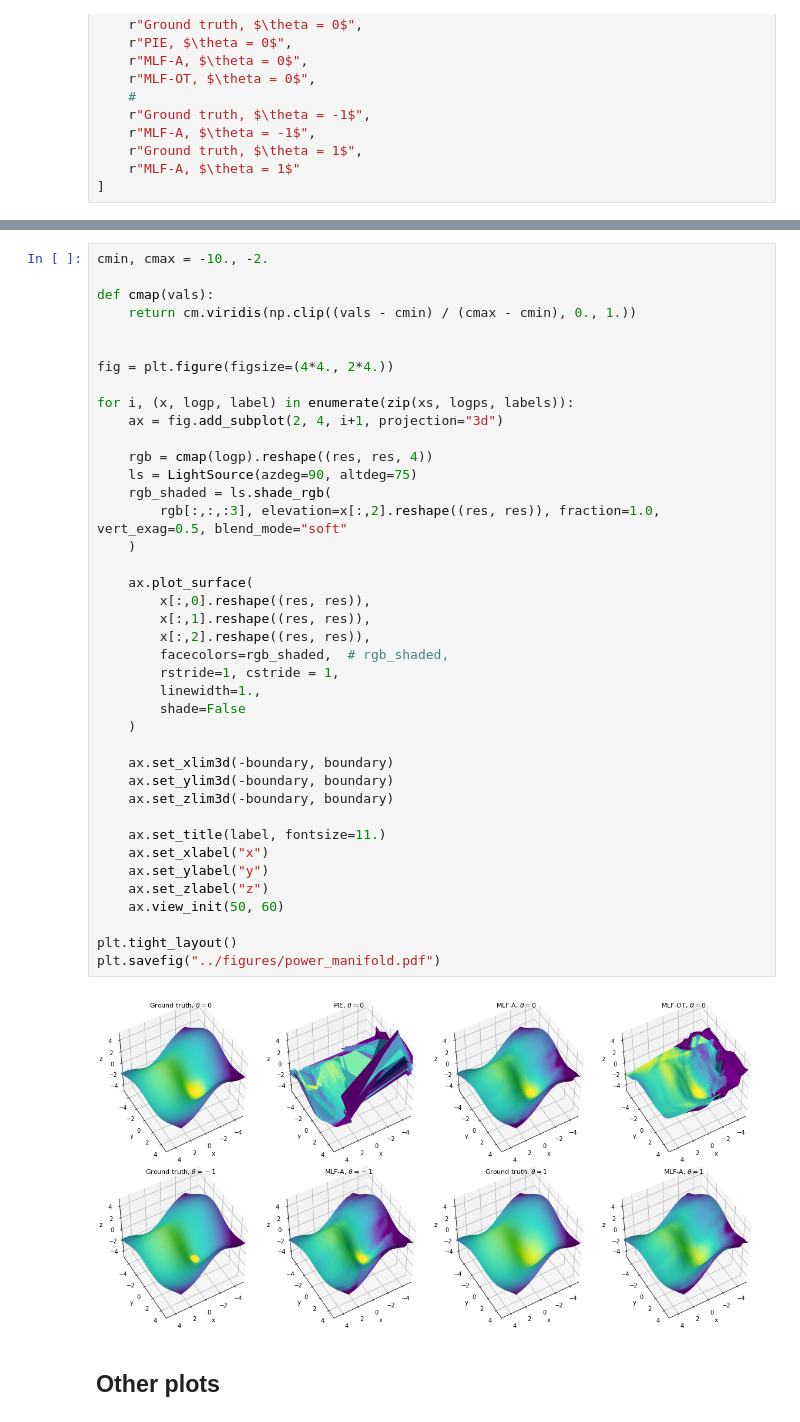
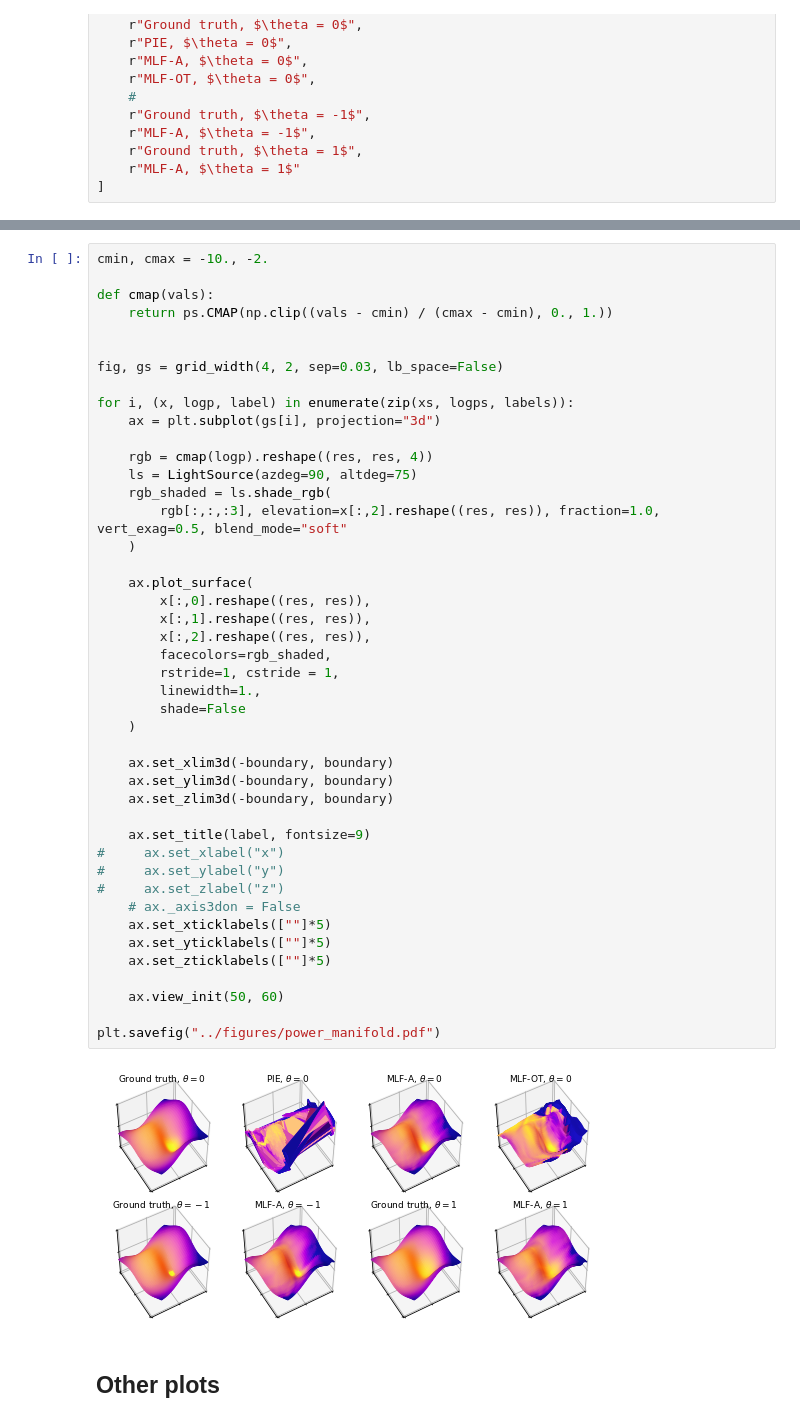
Before and after one commit to johannbrehmer/manifold-flow, a Jupyter notebook: experiments/notebooks/power_manifold_plots.ipynb, the cells around one changed output, grey strips where cells are left out. Drawn from its saved outputs; the diff is of its cells as text.

Commit message:
Updated last plot to new color scheme

```diff
--- a/experiments/notebooks/power_manifold_plots.ipynb
+++ b/experiments/notebooks/power_manifold_plots.ipynb
@@ -321,44 +372,48 @@ labels = [
 cmin, cmax = -10., -2.
 
 def cmap(vals):
-    return cm.viridis(np.clip((vals - cmin) / (cmax - cmin), 0., 1.))
+    return ps.CMAP(np.clip((vals - cmin) / (cmax - cmin), 0., 1.))
 
 
-fig = plt.figure(figsize=(4*4., 2*4.))
+fig, gs = grid_width(4, 2, sep=0.03, lb_space=False)
 
 for i, (x, logp, label) in enumerate(zip(xs, logps, labels)):
-    ax = fig.add_subplot(2, 4, i+1, projection="3d")
+    ax = plt.subplot(gs[i], projection="3d")
 
     rgb = cmap(logp).reshape((res, res, 4))
     ls = LightSource(azdeg=90, altdeg=75)
     rgb_shaded = ls.shade_rgb(
         rgb[:,:,:3], elevation=x[:,2].reshape((res, res)), fraction=1.0, vert_exag=0.5, blend_mode="soft"
     )
 
     ax.plot_surface(
         x[:,0].reshape((res, res)),
         x[:,1].reshape((res, res)),
         x[:,2].reshape((res, res)),
-        facecolors=rgb_shaded,  # rgb_shaded,
+        facecolors=rgb_shaded,
         rstride=1, cstride = 1,
         linewidth=1.,
         shade=False
     )
 
     ax.set_xlim3d(-boundary, boundary)
     ax.set_ylim3d(-boundary, boundary)
     ax.set_zlim3d(-boundary, boundary)
 
-    ax.set_title(label, fontsize=11.)
-    ax.set_xlabel("x")
-    ax.set_ylabel("y")
-    ax.set_zlabel("z")
+    ax.set_title(label, fontsize=9)
+#     ax.set_xlabel("x")
+#     ax.set_ylabel("y")
+#     ax.set_zlabel("z")
+    # ax._axis3don = False
+    ax.set_xticklabels([""]*5)
+    ax.set_yticklabels([""]*5)
+    ax.set_zticklabels([""]*5)
+
     ax.view_init(50, 60)
 
-plt.tight_layout()
 plt.savefig("../figures/power_manifold.pdf")
 # %% [output]
-[figure, old version]
+[figure, new version]
 # %% [markdown]
 ## Other plots
 # %%
```
Also changed, not shown: parts of 8 cells of this notebook, 8 other files.
